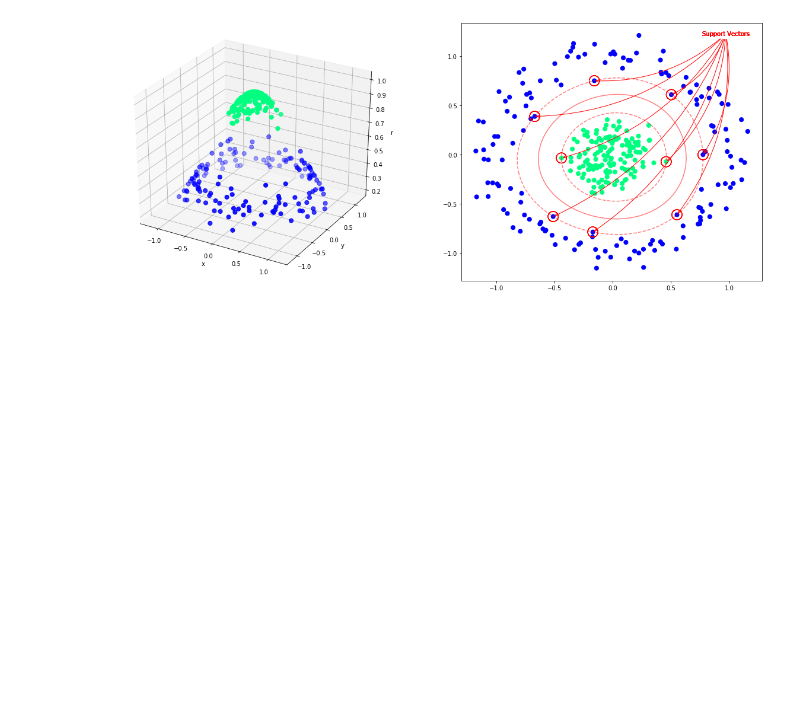
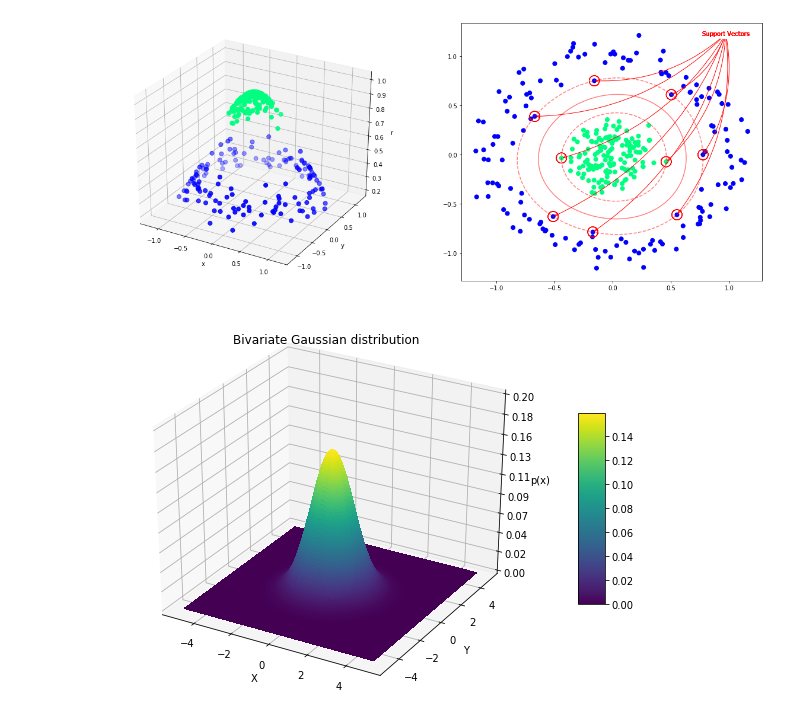
Before and after one commit to jchen8000/MachineLearning, a Jupyter notebook: Support Vector Machines/support_vector_machines.ipynb, the cells around one changed output. Cells and saved outputs as stored; diff of their text form; code cells hidden in the pictures; blank space fills up the shorter version.

```diff
--- a/Support Vector Machines/support_vector_machines.ipynb
+++ b/Support Vector Machines/support_vector_machines.ipynb
@@ -119,3 +123,35 @@ plot_support_vectors(clf);
 plt.show()
 # %% [output]
 [figure]
+# %%
+#import numpy as np
+#from matplotlib import pyplot as plt
+
+from matplotlib.mlab import bivariate_normal
+from mpl_toolkits.mplot3d import Axes3D
+
+fig = plt.figure(figsize=(10, 7))
+ax = fig.gca(projection='3d')
+x = np.linspace(-5, 5, 200)
+y = x
+X,Y = np.meshgrid(x, y)
+Z = bivariate_normal(X, Y)
+surf = ax.plot_surface(X, Y, Z, rstride=1,
+        cstride=1, cmap='viridis',
+        linewidth=0, antialiased=False
+    )
+
+ax.set_zlim(0, 0.2)
+ax.zaxis.set_major_locator(plt.LinearLocator(10))
+ax.zaxis.set_major_formatter(plt.FormatStrFormatter('%.02f'))
+
+ax.set_xlabel('X')
+ax.set_ylabel('Y')
+ax.set_zlabel('p(x)')
+
+plt.title('Bivariate Gaussian distribution')
+fig.colorbar(surf, shrink=0.5, aspect=7, cmap=plt.cm.coolwarm)
+
+plt.show()
+# %% [output]
+[figure, added]
```
Also changed, not shown: parts of 5 cells of this notebook.
